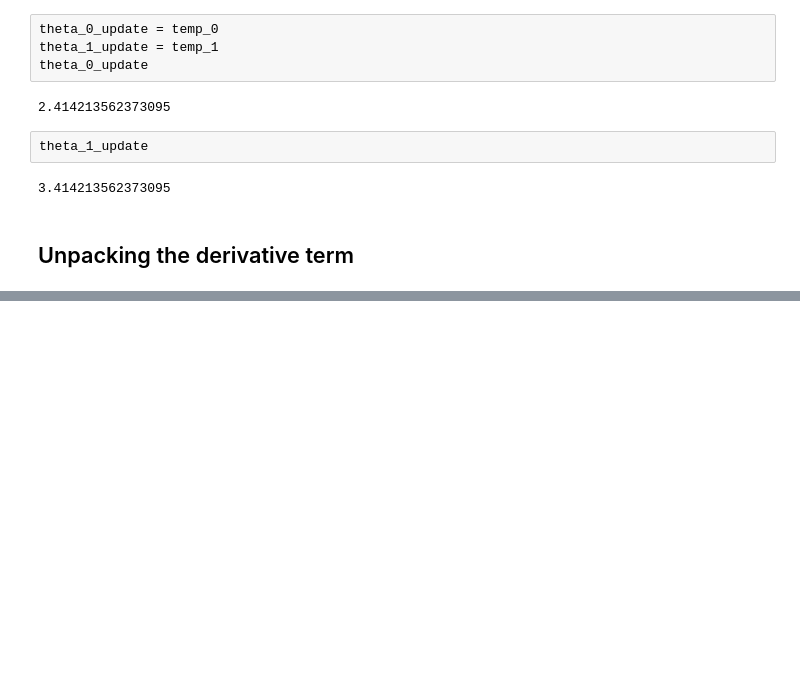
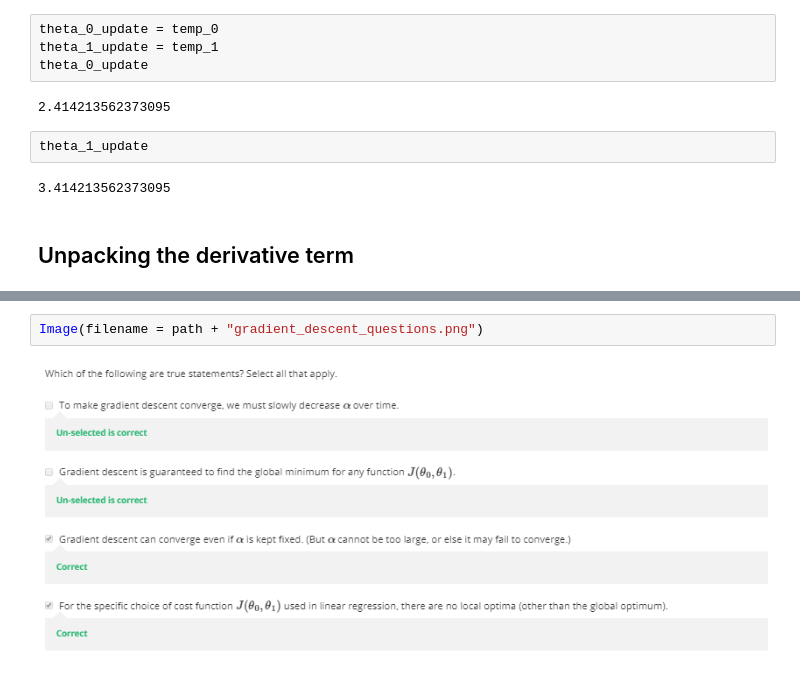
Before and after one commit to louloret/Andrew-NG-Machine-Learning, a Jupyter notebook: Andrew Ng Model and Cost Function Week 1.ipynb, the cells around one changed output, grey strips where cells are left out. Cells and saved outputs as stored; diff of their text form; blank space fills up the shorter version.

```diff
--- a/Andrew Ng Model and Cost Function Week 1.ipynb
+++ b/Andrew Ng Model and Cost Function Week 1.ipynb
@@ -94,0 +107,4 @@ theta_1_update
+# %%
+Image(filename = path + "gradient_descent_questions.png")
+# %% [output]
+[figure, added]
```
Also changed, not shown: parts of 38 cells of this notebook.
